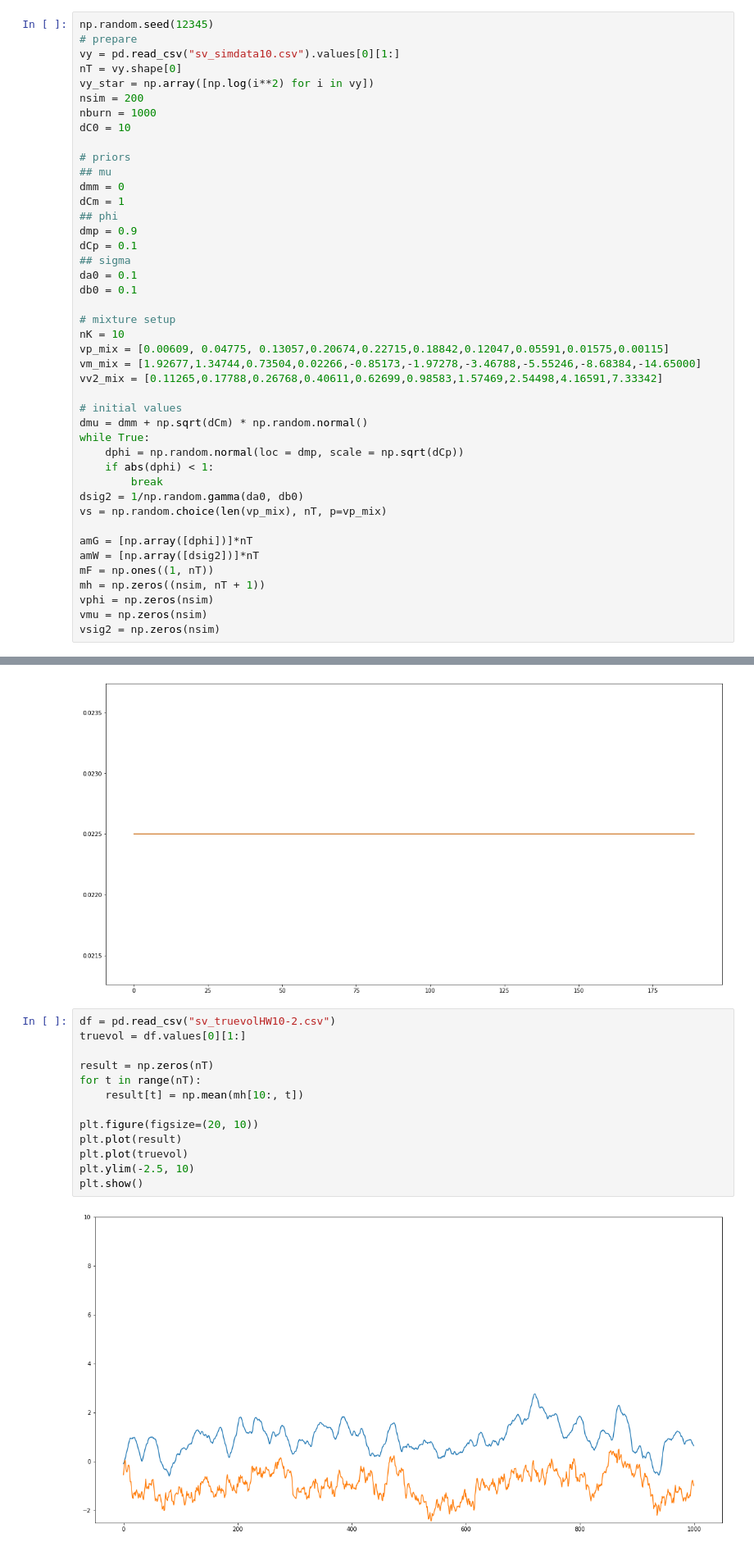
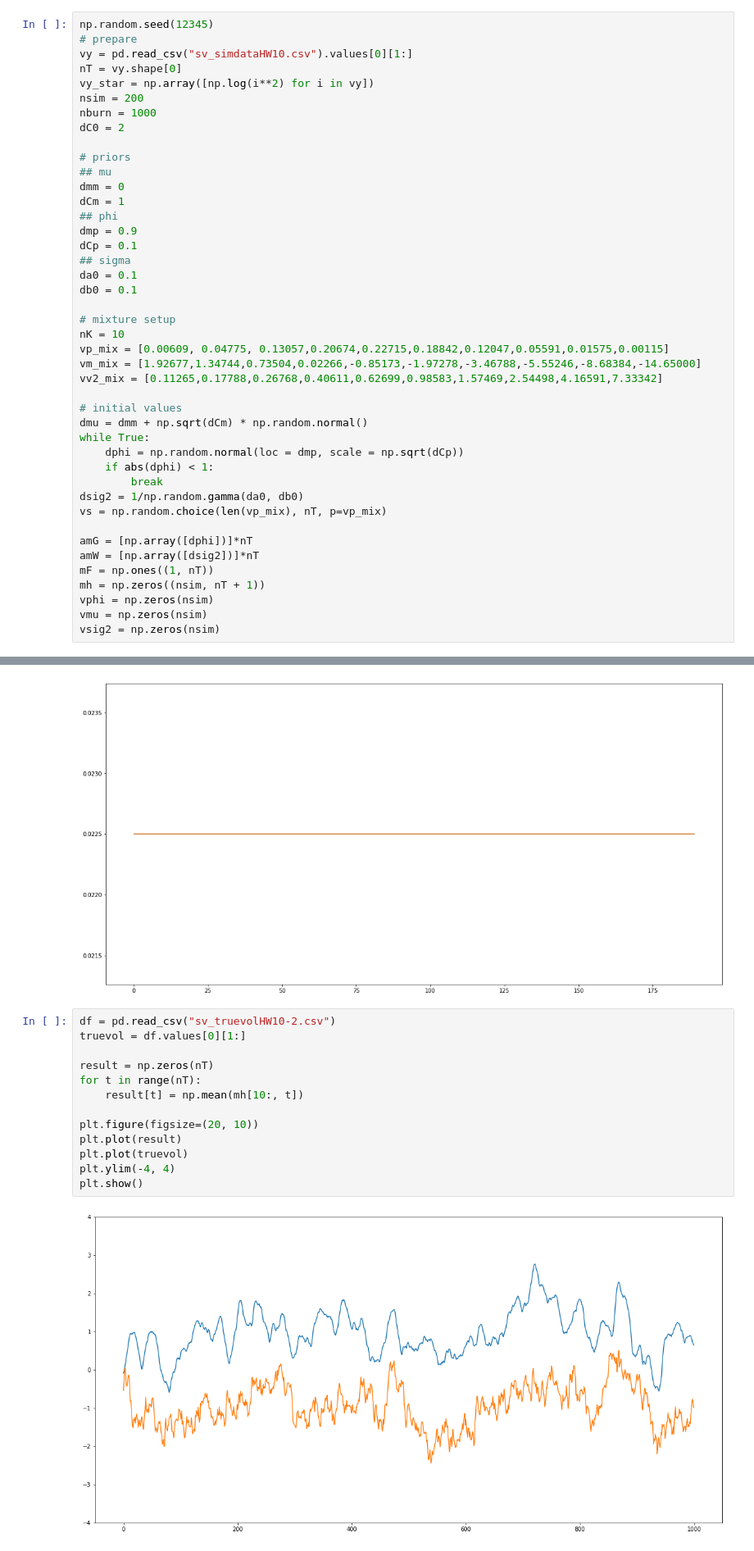
Before and after one commit to keiikegami/BayesHW9-10, a Jupyter notebook: HW8, HW9 and HW10.ipynb, the cells around one changed output, grey strips where cells are left out. Shown at 82% size. Cells and saved outputs as stored; diff of their text form.

```diff
--- a/HW8, HW9 and HW10.ipynb
+++ b/HW8, HW9 and HW10.ipynb
@@ -214,12 +214,12 @@ plt.show()
 # %%
 np.random.seed(12345)
 # prepare
-vy = pd.read_csv("sv_simdata10.csv").values[0][1:]
+vy = pd.read_csv("sv_simdataHW10.csv").values[0][1:]
 nT = vy.shape[0]
 vy_star = np.array([np.log(i**2) for i in vy])
 nsim = 200
 nburn = 1000
-dC0 = 10
+dC0 = 2
 
 # priors
 ## mu
@@ -345,15 +346,15 @@ plt.show()
 # %%
 df = pd.read_csv("sv_truevolHW10-2.csv")
 truevol = df.values[0][1:]
 
 result = np.zeros(nT)
 for t in range(nT):
     result[t] = np.mean(mh[10:, t])
 
 plt.figure(figsize=(20, 10))
 plt.plot(result)
 plt.plot(truevol)
-plt.ylim(-2.5, 10)
+plt.ylim(-4, 4)
 plt.show()
 # %% [output]
-[figure, old version]
+[figure, new version]
```
Also changed, not shown: parts of 3 cells of this notebook, 1 other file.
